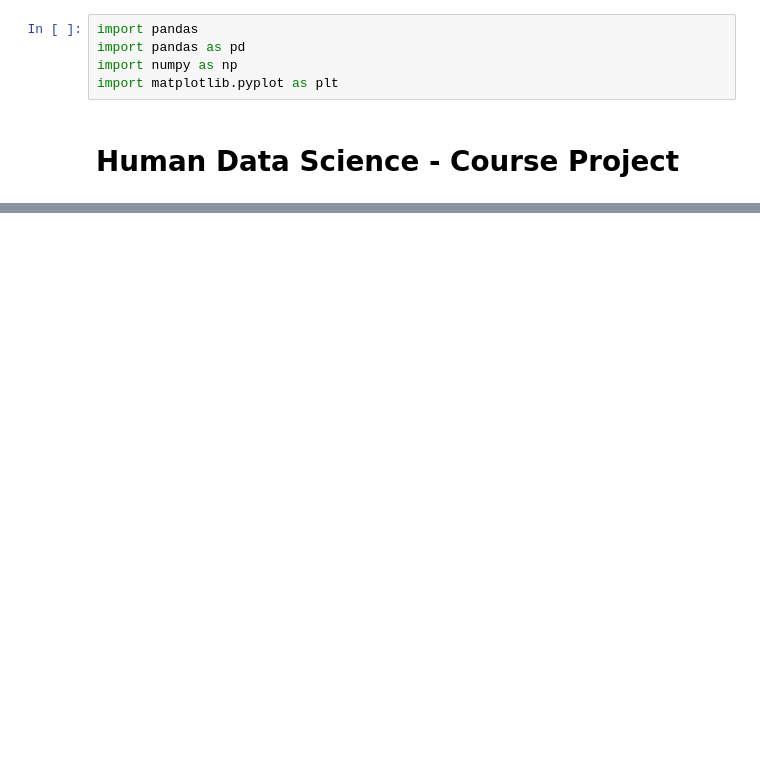
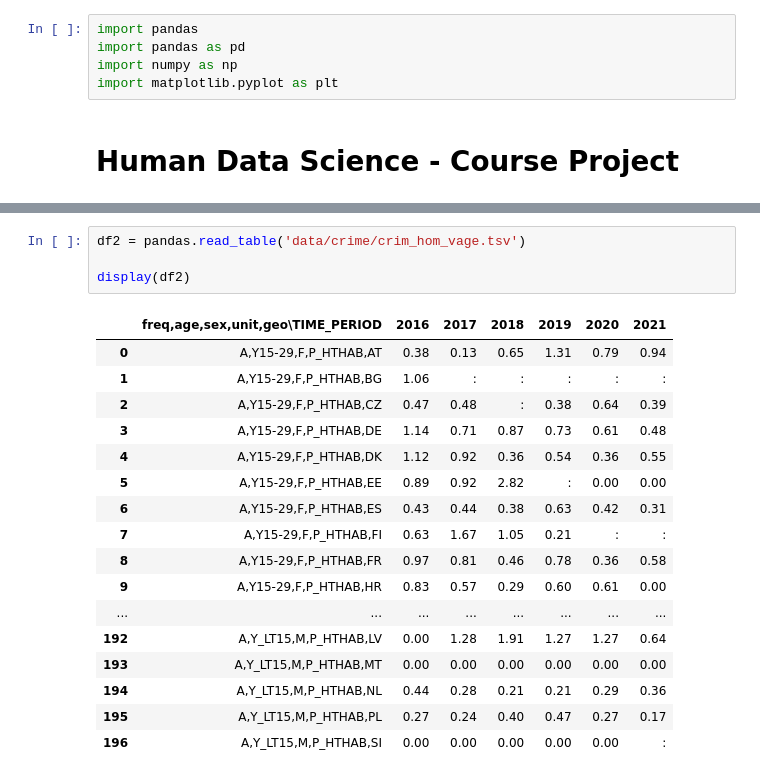
Before and after one commit to DiegoConce/CrimeAnalysis-HumanDataScience, a Jupyter notebook: main.ipynb, the cells around one changed output, grey strips where cells are left out. Cells and saved outputs as stored; diff of their text form; blank space fills up the shorter version.

```diff
--- a/main.ipynb
+++ b/main.ipynb
@@ -58,0 +148,22 @@ display(df)
+# %%
+df2 = pandas.read_table('data/crime/crim_hom_vage.tsv')
+
+display(df2)
+# %% [output]
+|  | freq,age,sex,unit,geo\TIME_PERIOD | 2016 | 2017 | 2018 | 2019 | 2020 | 2021 |
+| 0 | A,Y15-29,F,P_HTHAB,AT | 0.38 | 0.13 | 0.65 | 1.31 | 0.79 | 0.94 |
+| 1 | A,Y15-29,F,P_HTHAB,BG | 1.06 | : | : | : | : | : |
+| 2 | A,Y15-29,F,P_HTHAB,CZ | 0.47 | 0.48 | : | 0.38 | 0.64 | 0.39 |
+| 3 | A,Y15-29,F,P_HTHAB,DE | 1.14 | 0.71 | 0.87 | 0.73 | 0.61 | 0.48 |
+| 4 | A,Y15-29,F,P_HTHAB,DK | 1.12 | 0.92 | 0.36 | 0.54 | 0.36 | 0.55 |
+| 5 | A,Y15-29,F,P_HTHAB,EE | 0.89 | 0.92 | 2.82 | : | 0.00 | 0.00 |
+| 6 | A,Y15-29,F,P_HTHAB,ES | 0.43 | 0.44 | 0.38 | 0.63 | 0.42 | 0.31 |
+| 7 | A,Y15-29,F,P_HTHAB,FI | 0.63 | 1.67 | 1.05 | 0.21 | : | : |
+| 8 | A,Y15-29,F,P_HTHAB,FR | 0.97 | 0.81 | 0.46 | 0.78 | 0.36 | 0.58 |
+| 9 | A,Y15-29,F,P_HTHAB,HR | 0.83 | 0.57 | 0.29 | 0.60 | 0.61 | 0.00 |
+| ... | ... | ... | ... | ... | ... | ... | ... |
+| 192 | A,Y_LT15,M,P_HTHAB,LV | 0.00 | 1.28 | 1.91 | 1.27 | 1.27 | 0.64 |
+| 193 | A,Y_LT15,M,P_HTHAB,MT | 0.00 | 0.00 | 0.00 | 0.00 | 0.00 | 0.00 |
+| 194 | A,Y_LT15,M,P_HTHAB,NL | 0.44 | 0.28 | 0.21 | 0.21 | 0.29 | 0.36 |
+| 195 | A,Y_LT15,M,P_HTHAB,PL | 0.27 | 0.24 | 0.40 | 0.47 | 0.27 | 0.17 |
+| 196 | A,Y_LT15,M,P_HTHAB,SI | 0.00 | 0.00 | 0.00 | 0.00 | 0.00 | : |
```
Also changed, not shown: parts of 8 cells of this notebook, 2 other files.
